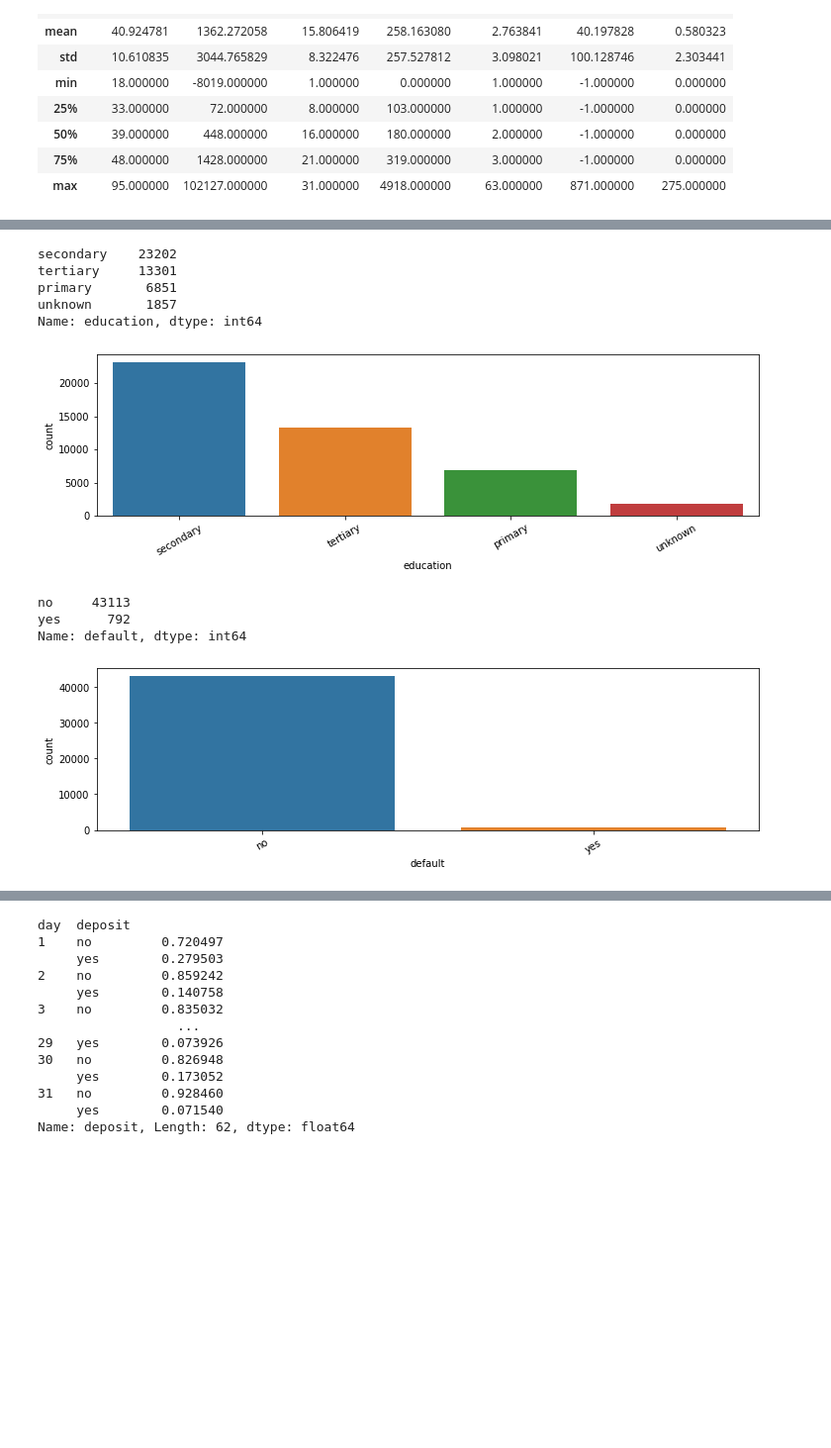
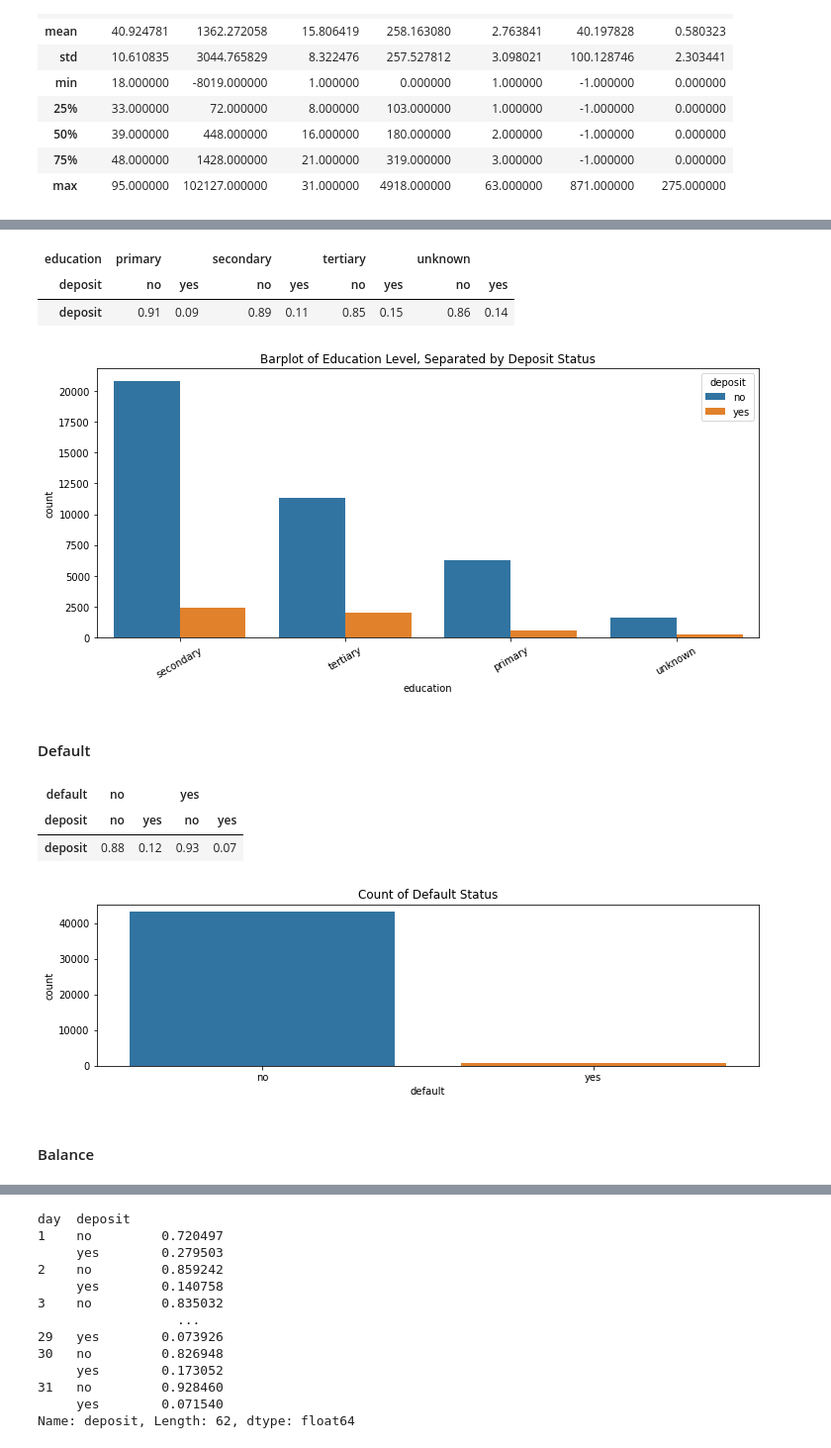
Before and after one commit to sfreagin/ADS_500B_project, a Jupyter notebook: group_project/EDA1.ipynb, the cells around one changed output, grey strips where cells are left out. Shown at 99% size. Saved outputs shown, nothing was run; the diff lists cells and outputs as text; code cells hidden in the pictures; blank space fills up the shorter version.

```diff
--- a/group_project/EDA1.ipynb
+++ b/group_project/EDA1.ipynb
@@ -74,24 +119,34 @@ Name: marital, dtype: int64
+# %%
+pd.DataFrame(np.round(bank_main_df.groupby('education')['deposit'].value_counts(normalize=True),2)).T
+# %% [output]
+| education | primary |  | secondary |  | tertiary |  | unknown |  |
+| deposit | no | yes | no | yes | no | yes | no | yes |
+| deposit | 0.91 | 0.09 | 0.89 | 0.11 | 0.85 | 0.15 | 0.86 | 0.14 |
 # %%
-print(bank_main_df['education'].value_counts())
-plt.figure(figsize=(12,3))
-sns.countplot(data=bank_main_df,x='education',order=bank_main_df['education'].value_counts().index)
-plt.xticks(rotation=30);
+plt.figure(figsize=(12,5))
+sns.countplot(data=bank_main_df,x='education',order=bank_main_df['education'].value_counts().index,hue='deposit')
+plt.xticks(rotation=30)
+plt.title('Barplot of Education Level, Separated by Deposit Status')
+plt.savefig('Images/education_barplot_deposit.png');
 # %% [output]
-secondary    23202
-tertiary     13301
-primary       6851
-unknown       1857
-Name: education, dtype: int64
-[figure, old version]
+[figure, new version]
+# %% [markdown]
+#### Default
+# %%
+pd.DataFrame(np.round(bank_main_df.groupby('default')['deposit'].value_counts(normalize=True),2)).T
+# %% [output]
+| default | no |  | yes |  |
+| deposit | no | yes | no | yes |
+| deposit | 0.88 | 0.12 | 0.93 | 0.07 |
 # %%
-print(bank_main_df['default'].value_counts())
 plt.figure(figsize=(12,3))
 sns.countplot(data=bank_main_df,x='default')
-plt.xticks(rotation=30);
+#plt.xticks(rotation=30)
+plt.title('Count of Default Status')
+plt.savefig('Images/default_barplot.png');
 # %% [output]
-no     43113
-yes      792
-Name: default, dtype: int64
-[figure, old version]
+[figure, new version]
+# %% [markdown]
+#### Balance
 # %%
 #print(bank_main_df['default'].value_counts())
```
Also changed, not shown: parts of 44 cells of this notebook, 26 other files.
